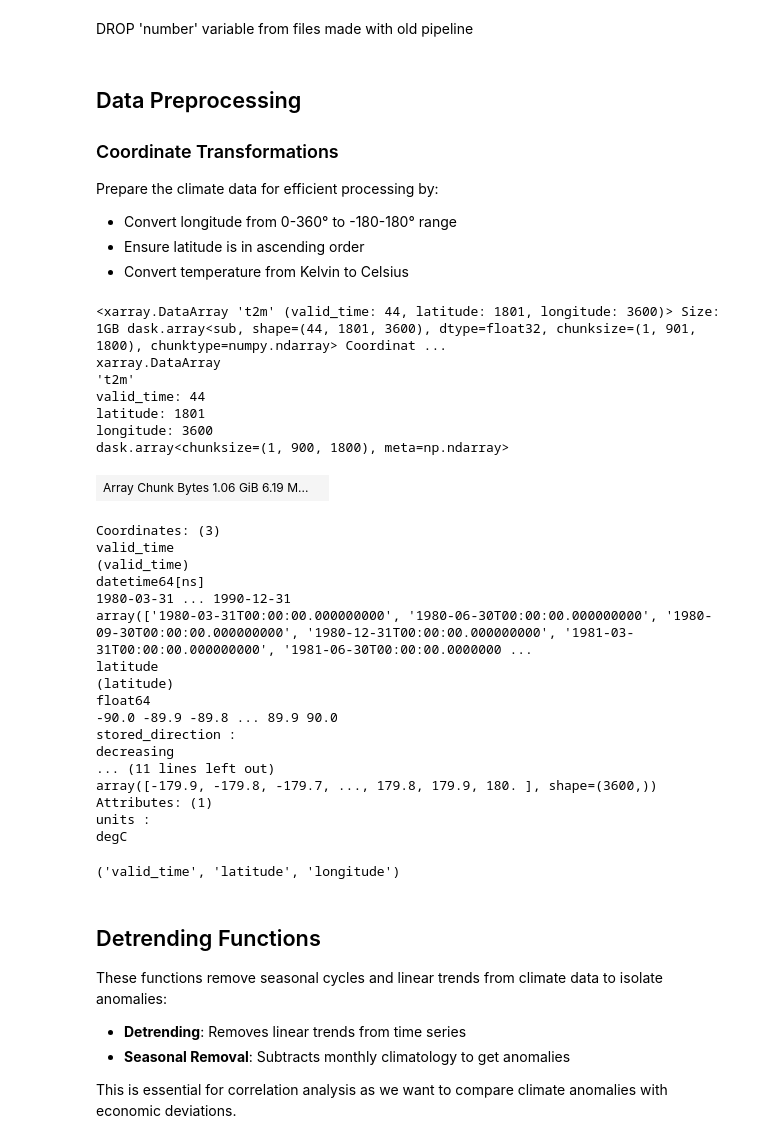
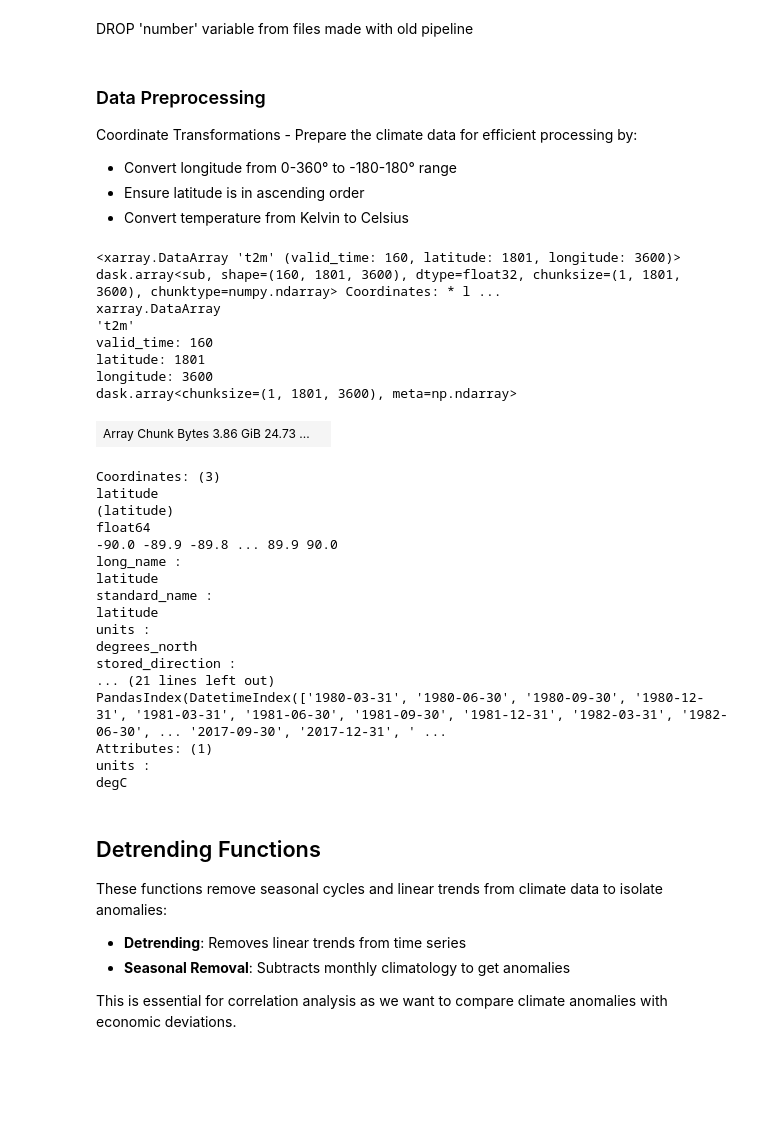
Before and after one commit to blackteacatsu/trp_enso_fixed_income, a Jupyter notebook: scripts/GVAR/correlation_w_econometrics.ipynb, the cells around one changed output. Saved outputs shown, nothing was run; the diff lists cells and outputs as text; code cells hidden in the pictures; blank space fills up the shorter version.

```diff
--- a/scripts/GVAR/correlation_w_econometrics.ipynb
+++ b/scripts/GVAR/correlation_w_econometrics.ipynb
@@ -81,9 +93,10 @@ The economic data uses quarterly periods. We need to establish the fiscal quarte
 
 Load ERA5-Land data to understand structure and available variables (temperature, precipitation, evaporation).
 # %%
-era5_quarterly_data = era5land_quarterly_data_directory / '1991_Q1_qmean.nc'
-ds = xr.open_dataset(str(era5_quarterly_data), engine='netcdf4')
-ds.var()
+test_data_set = QUARTER_DIR / '*.nc'
+ds = xr.open_mfdataset(str(test_data_set), engine='netcdf4')
+da = ds['t2m']
+ds.close()
 # %% [markdown]
 DROP 'number' variable from files made with old pipeline
 # %%
@@ -109,63 +115,52 @@ DROP 'number' variable from files made with old pipeline
 # %% [markdown]
-## Data Preprocessing
+### Data Preprocessing
 
-### Coordinate Transformations
-
-Prepare the climate data for efficient processing by:
+Coordinate Transformations - Prepare the climate data for efficient processing by:
 - Convert longitude from 0-360° to -180-180° range
 - Ensure latitude is in ascending order
 - Convert temperature from Kelvin to Celsius
 # %%
-test_data_set = era5land_quarterly_data_directory /'correction'/ '*.nc'
-ds = xr.open_mfdataset(str(test_data_set), engine='netcdf4')
-da = ds['t2m']
-ds.close()
-
 # --- fix longitude from 0..360 to -180..180 and sort ---
 if float(da.longitude.max()) > 180:
     lon_new = ((da.longitude + 180) % 360) - 180
     da = da.assign_coords(longitude=lon_new).sortby("longitude")
 
 # --- make latitude ascending (optional but helpful for weights) ---
 if da.latitude[0] > da.latitude[-1]:
     da = da.sortby("latitude")
 
 # --- convert K -> °C ---
 if str(da.attrs.get("units", "")).lower() in ("k", "kelvin"):
     da = da - 273.15
     da.attrs["units"] = "degC"
 
 da
 # %% [output]
-<xarray.DataArray 't2m' (valid_time: 44, latitude: 1801, longitude: 3600)> Size: 1GB dask.array<sub, shape=(44, 1801, 3600), dtype=float32, chunksize=(1, 901, 1800), chunktype=numpy.ndarray> Coordinat ...
+<xarray.DataArray 't2m' (valid_time: 160, latitude: 1801, longitude: 3600)> dask.array<sub, shape=(160, 1801, 3600), dtype=float32, chunksize=(1, 1801, 3600), chunktype=numpy.ndarray> Coordinates: * l ...
 xarray.DataArray
 't2m'
-valid_time: 44
+valid_time: 160
 latitude: 1801
 longitude: 3600
-dask.array<chunksize=(1, 900, 1800), meta=np.ndarray>
+dask.array<chunksize=(1, 1801, 3600), meta=np.ndarray>
-| Array Chunk Bytes 1.06 GiB 6.19 M... |  |
+| Array Chunk Bytes 3.86 GiB 24.73 ... |  |
 Coordinates: (3)
-valid_time
-(valid_time)
-datetime64[ns]
-1980-03-31 ... 1990-12-31
-array(['1980-03-31T00:00:00.000000000', '1980-06-30T00:00:00.000000000', '1980-09-30T00:00:00.000000000', '1980-12-31T00:00:00.000000000', '1981-03-31T00:00:00.000000000', '1981-06-30T00:00:00.0000000 ...
 latitude
 (latitude)
 float64
 -90.0 -89.9 -89.8 ... 89.9 90.0
+long_name :
+latitude
+standard_name :
+latitude
+units :
+degrees_north
 stored_direction :
-decreasing
-... (11 lines left out)
-array([-179.9, -179.8, -179.7, ..., 179.8, 179.9, 180. ], shape=(3600,))
+... (21 lines left out)
+PandasIndex(DatetimeIndex(['1980-03-31', '1980-06-30', '1980-09-30', '1980-12-31', '1981-03-31', '1981-06-30', '1981-09-30', '1981-12-31', '1982-03-31', '1982-06-30', ... '2017-09-30', '2017-12-31', ' ...
 Attributes: (1)
 units :
 degC
-# %%
-da.dims
-# %% [output]
-('valid_time', 'latitude', 'longitude')
 # %% [markdown]
 ## Detrending Functions
 These functions remove seasonal cycles and linear trends from climate data to isolate anomalies:
```
Also changed, not shown: parts of 20 cells of this notebook.
